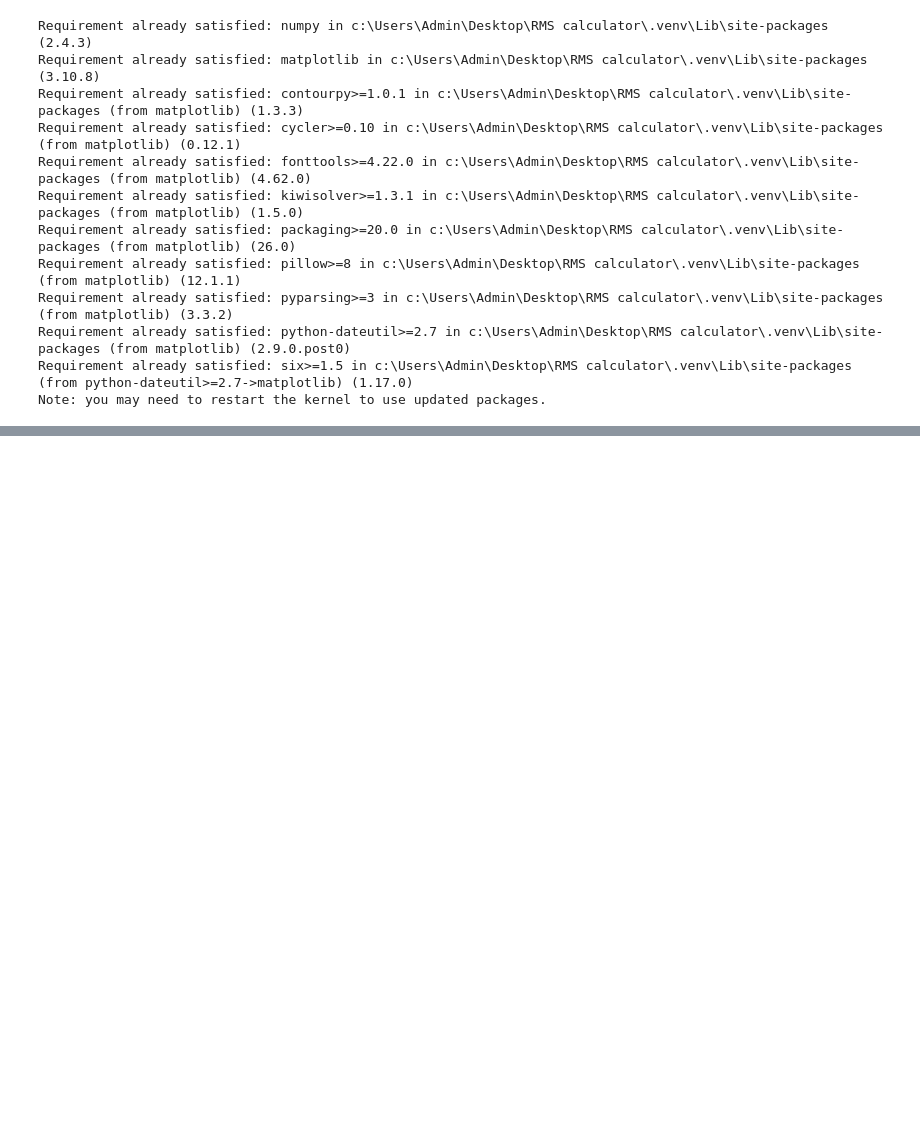
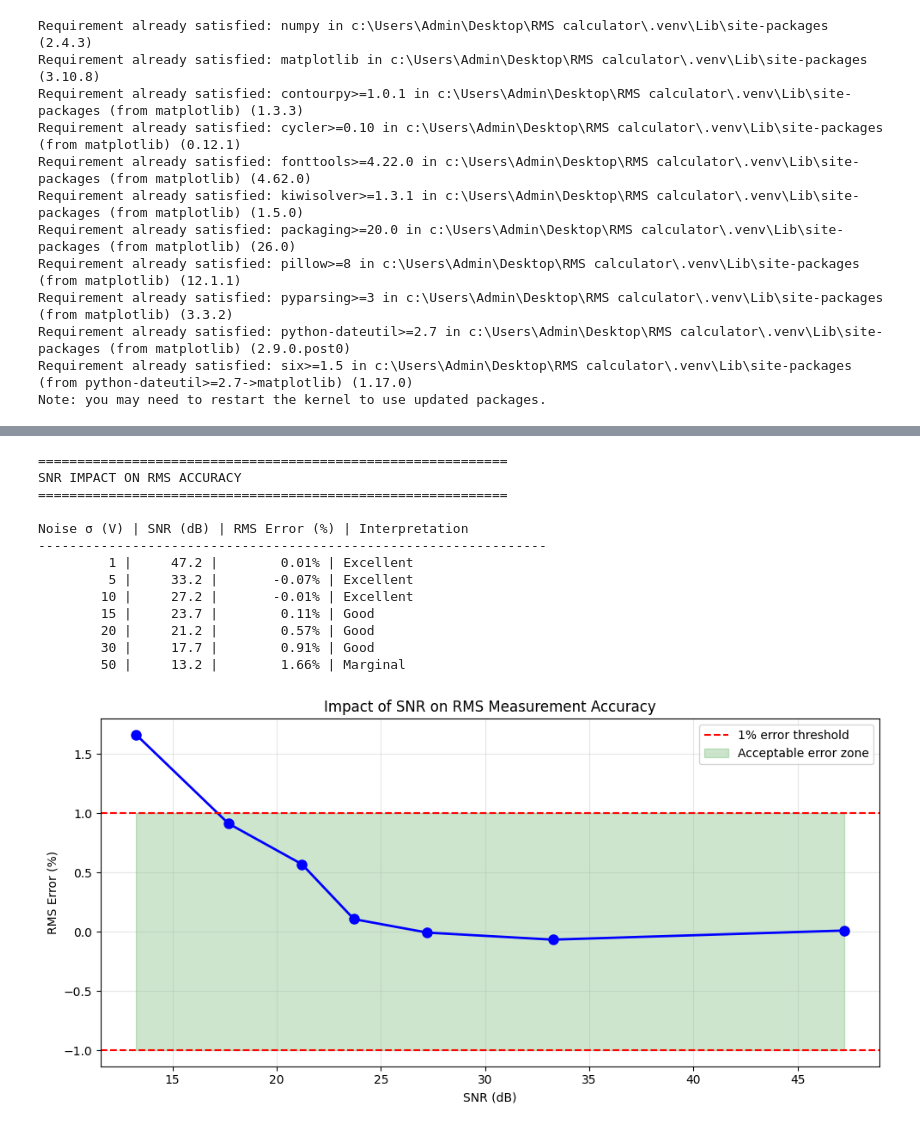
Before and after one commit to Iamhan-e/RMS-Calculator, a Jupyter notebook: notebook/rms_demo.ipynb, the cells around one changed output, grey strips where cells are left out. Drawn from its saved outputs; the diff is of its cells as text; code cells hidden in the pictures; blank space fills up the shorter version.

```diff
--- a/notebook/rms_demo.ipynb
+++ b/notebook/rms_demo.ipynb
@@ -128,0 +238,49 @@ plt.show()
+# %%
+print("=" * 60)
+print("SNR IMPACT ON RMS ACCURACY")
+print("=" * 60)
+
+noise_levels = np.array([1, 5, 10, 15, 20, 30, 50])
+snr_analysis = analyze_snr_impact(x_clean, noise_levels)
+
+print("\nNoise σ (V) | SNR (dB) | RMS Error (%) | Interpretation")
+print("-" * 65)
+for sigma, snr, err in zip(noise_levels, snr_analysis['snr_db'], snr_analysis['rms_error_percent']):
+    if abs(err) < 0.1:
+        interpret = "Excellent"
+    elif abs(err) < 1:
+        interpret = "Good"
+    elif abs(err) < 5:
+        interpret = "Marginal"
+    else:
+        interpret = "Poor"
+    print(f"{sigma:10.0f} | {snr:8.1f} | {err:11.2f}% | {interpret}")
+
+# Plot SNR impact
+fig, ax = plt.subplots(figsize=(10, 5))
+ax.plot(snr_analysis['snr_db'], snr_analysis['rms_error_percent'], 'bo-', linewidth=2, markersize=8)
+ax.axhline(y=1, color='r', linestyle='--', linewidth=1.5, label='1% error threshold')
+ax.axhline(y=-1, color='r', linestyle='--', linewidth=1.5)
+ax.fill_between(snr_analysis['snr_db'], -1, 1, alpha=0.2, color='green', label='Acceptable error zone')
+ax.set_xlabel('SNR (dB)')
+ax.set_ylabel('RMS Error (%)')
+ax.set_title('Impact of SNR on RMS Measurement Accuracy')
+ax.grid(True, alpha=0.3)
+ax.legend()
+plt.tight_layout()
+plt.show()
+# %% [output]
+============================================================
+SNR IMPACT ON RMS ACCURACY
+============================================================
+
+Noise σ (V) | SNR (dB) | RMS Error (%) | Interpretation
+-----------------------------------------------------------------
+         1 |     47.2 |        0.01% | Excellent
+         5 |     33.2 |       -0.07% | Excellent
+        10 |     27.2 |       -0.01% | Excellent
+        15 |     23.7 |        0.11% | Good
+        20 |     21.2 |        0.57% | Good
+        30 |     17.7 |        0.91% | Good
+        50 |     13.2 |        1.66% | Marginal
+[figure, added]
```
Also changed, not shown: parts of 10 cells of this notebook.
